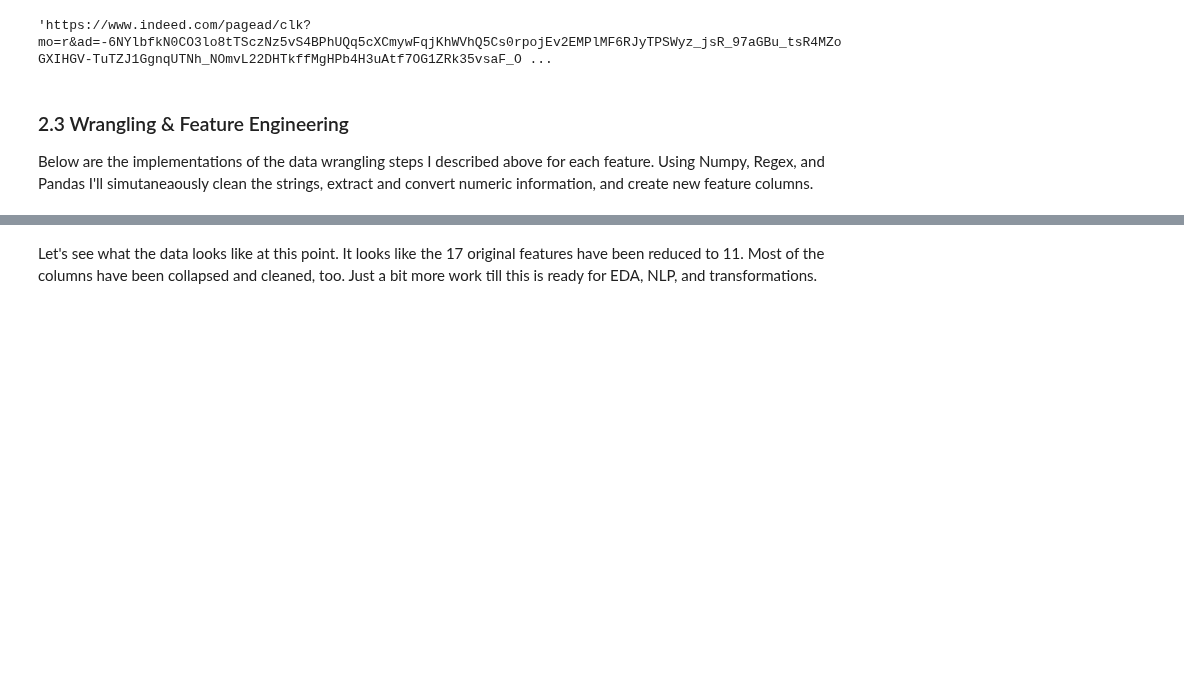
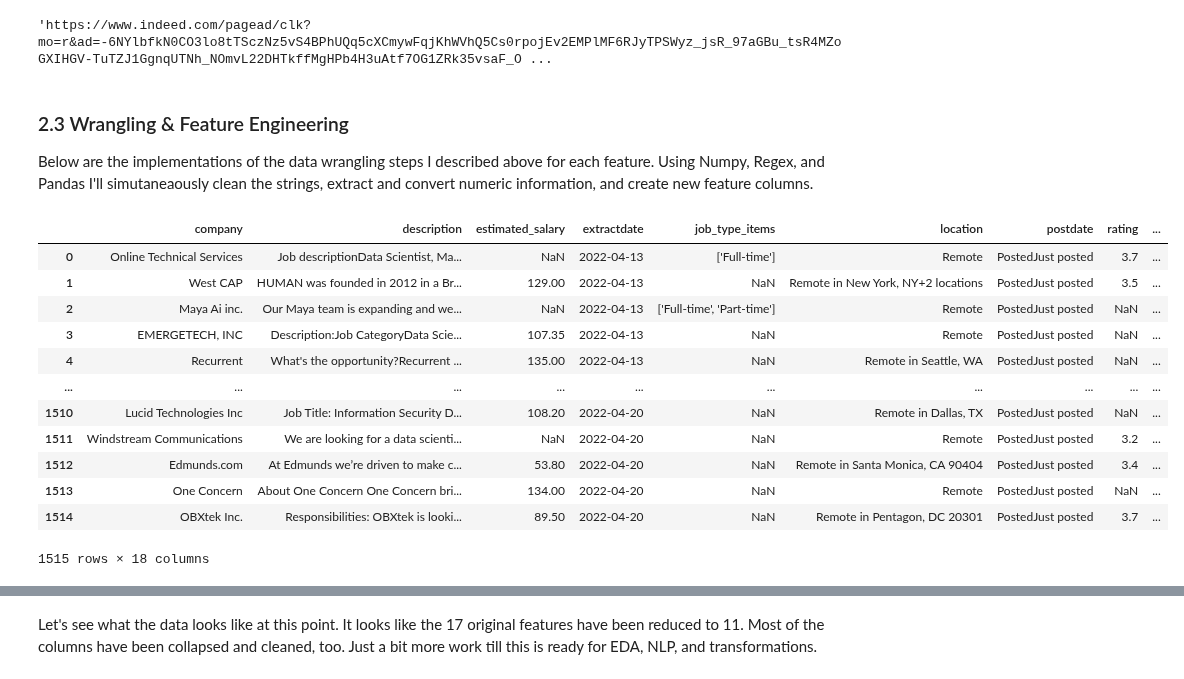
Before and after one commit to 333Kenji/indeedjobscraper, a Jupyter notebook: docs/1_wrangling_engineering.ipynb, the cells around one changed output, grey strips where cells are left out. Saved outputs shown, nothing was run; the diff lists cells and outputs as text; code cells hidden in the pictures; blank space fills up the shorter version.

```diff
--- a/docs/1_wrangling_engineering.ipynb
+++ b/docs/1_wrangling_engineering.ipynb
@@ -540,0 +557,41 @@ data = annual(data)
+# %%
+def splitter(data):
+    lst = []
+    if type(data) ==  str:
+        for val in re.findall('([0-9\.]+)',data):
+            lst.append(val)
+        if len(lst) > 1:
+            return (float(lst[0])+float(lst[1]))/2
+        #
+
+
+
+
+
+
+
+
+
+
+
+
+
+data['estimated_salary'] = data['estimated_salary'].apply(splitter)
+data['salary'] = data['salary'].apply(splitter)
+col = ['estimated_salary','salary']
+data['salary'] = data[col].bfill(axis=1).iloc[:, 0]
+data
+# %% [output]
+|  | company | description | estimated_salary | extractdate | job_type_items | location | postdate | rating | ... |
+| 0 | Online Technical Services | Job descriptionData Scientist, Ma... | NaN | 2022-04-13 | ['Full-time'] | Remote | PostedJust posted | 3.7 | ... |
+| 1 | West CAP | HUMAN was founded in 2012 in a Br... | 129.00 | 2022-04-13 | NaN | Remote in New York, NY+2 locations | PostedJust posted | 3.5 | ... |
+| 2 | Maya Ai inc. | Our Maya team is expanding and we... | NaN | 2022-04-13 | ['Full-time', 'Part-time'] | Remote | PostedJust posted | NaN | ... |
+| 3 | EMERGETECH, INC | Description:Job CategoryData Scie... | 107.35 | 2022-04-13 | NaN | Remote | PostedJust posted | NaN | ... |
+| 4 | Recurrent | What's the opportunity?Recurrent ... | 135.00 | 2022-04-13 | NaN | Remote in Seattle, WA | PostedJust posted | NaN | ... |
+| ... | ... | ... | ... | ... | ... | ... | ... | ... | ... |
+| 1510 | Lucid Technologies Inc | Job Title: Information Security D... | 108.20 | 2022-04-20 | NaN | Remote in Dallas, TX | PostedJust posted | NaN | ... |
+| 1511 | Windstream Communications | We are looking for a data scienti... | NaN | 2022-04-20 | NaN | Remote | PostedJust posted | 3.2 | ... |
+| 1512 | Edmunds.com | At Edmunds we’re driven to make c... | 53.80 | 2022-04-20 | NaN | Remote in Santa Monica, CA 90404 | PostedJust posted | 3.4 | ... |
+| 1513 | One Concern | About One Concern One Concern bri... | 134.00 | 2022-04-20 | NaN | Remote | PostedJust posted | NaN | ... |
+| 1514 | OBXtek Inc. | Responsibilities: OBXtek is looki... | 89.50 | 2022-04-20 | NaN | Remote in Pentagon, DC 20301 | PostedJust posted | 3.7 | ... |
+1515 rows × 18 columns
```
Also changed, not shown: parts of 25 cells of this notebook, 1 other file.
